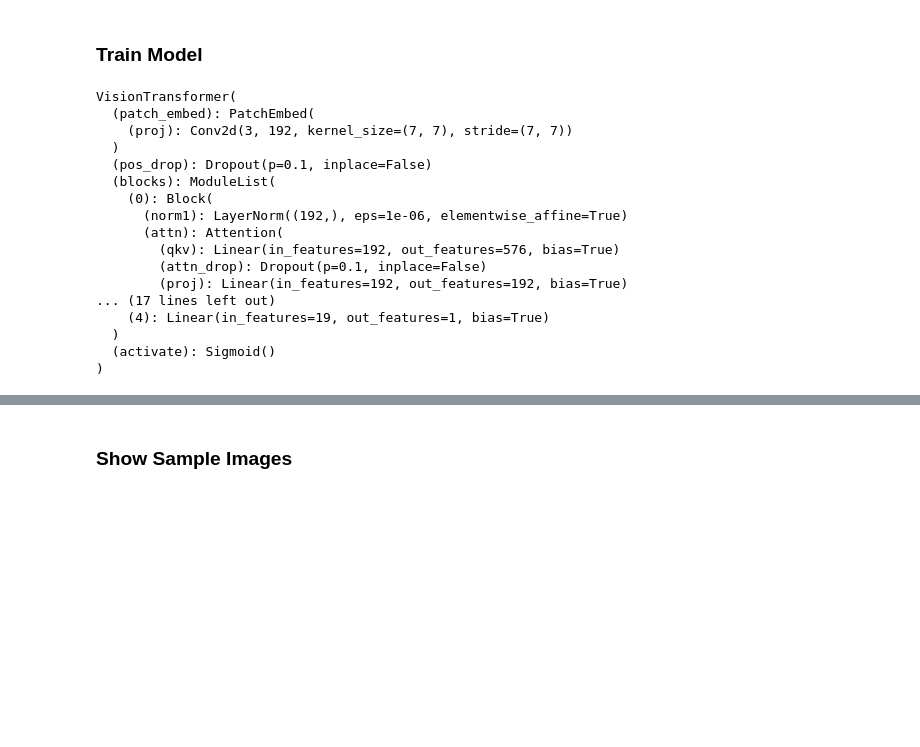
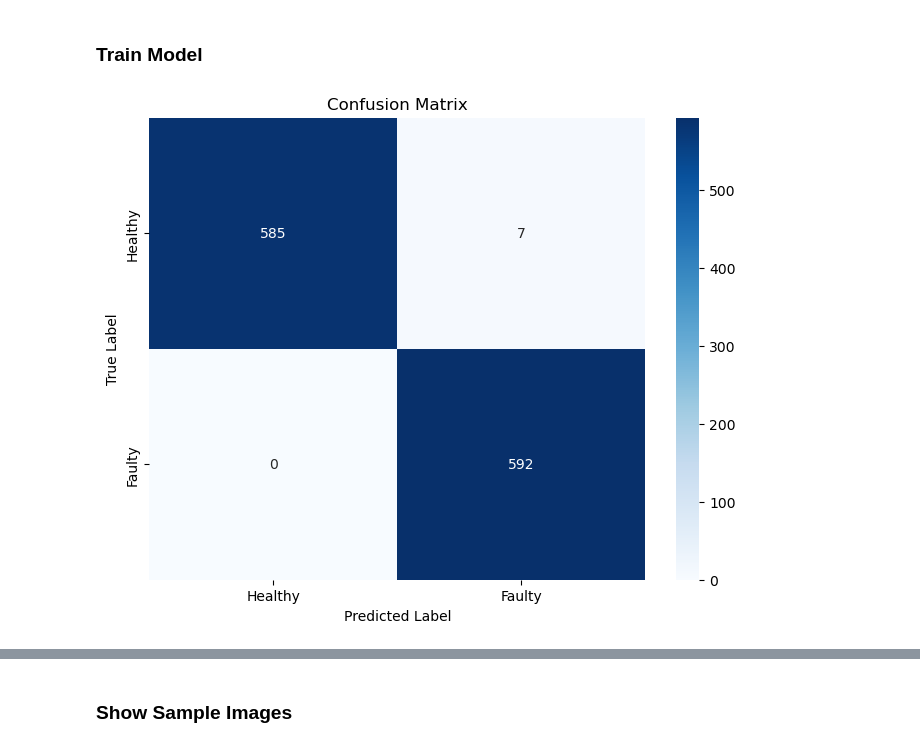
Before and after one commit to yriyazi/GearBox_Fault_detection-ICEE2024, a Jupyter notebook: ViT.ipynb, the cells around one changed output, grey strips where cells are left out. Saved outputs shown, nothing was run; the diff lists cells and outputs as text; code cells hidden in the pictures; blank space fills up the shorter version.

```diff
--- a/ViT.ipynb
+++ b/ViT.ipynb
@@ -77,57 +77,56 @@ model, optimizer, report = deeplearning.train(
                                                 validation_threshold = 0.98
                                                 )
 # %%
-model .load_state_dict(torch.load(r'.\model\n_heads=12_depth=1_learning_rate=0.001_weight_decay=0.03_embed_dim=192_valid_acc 0.9906531531531532.pt'))
-model.eval()
+adress = r'model\n_heads=12_depth=1_learning_rate=0.001_weight_decay=0.03_embed_dim=384_valid_acc 0.9991554054054054.pt'
+model .load_state_dict(torch.load(adress))
+model.eval();
-# %% [output]
-VisionTransformer(
-  (patch_embed): PatchEmbed(
-    (proj): Conv2d(3, 192, kernel_size=(7, 7), stride=(7, 7))
-  )
-  (pos_drop): Dropout(p=0.1, inplace=False)
-  (blocks): ModuleList(
-    (0): Block(
-      (norm1): LayerNorm((192,), eps=1e-06, elementwise_affine=True)
-      (attn): Attention(
-        (qkv): Linear(in_features=192, out_features=576, bias=True)
-        (attn_drop): Dropout(p=0.1, inplace=False)
-        (proj): Linear(in_features=192, out_features=192, bias=True)
-... (17 lines left out)
-    (4): Linear(in_features=19, out_features=1, bias=True)
-  )
-  (activate): Sigmoid()
-)
 # %%
+from sklearn.metrics import accuracy_score, confusion_matrix
+import seaborn as sns
+import matplotlib.pyplot as plt
+
 test_loss = 0.0
 y_true_test = []
 y_pred_test = []
 test_accuracy = []
 test_losses = []
 
 device = 'cuda'
 model = model.cuda()
+
 with torch.inference_mode():
-        for batch in tqdm(dataloaders.test_loader, desc=f"testing dataset", leave=False):
-                x, y = batch
-                x, y = x.to(device), y.to(device)
-                y_hat = model(x).squeeze(1)
+    for batch in tqdm(dataloaders.test_loader, desc=f"testing dataset", leave=False):
+        x, y = batch
+        x, y = x.to(device), y.to(device)
+        y_hat = model(x).squeeze(1)
 
+        # Ensure that the data type (dtype) matches the device
+        y, y_hat = y.to(device), y_hat.to(device, dtype=torch.float)
 
-                # Ensure that the data type (dtype) matches the device
-                y, y_hat = y.to(device), y_hat.to(device, dtype=torch.float)
+        loss = criterion(y_hat.float(), y.float())
+        test_loss += loss.detach().cpu().item() / len(dataloaders.test_loader)
 
-                loss = criterion(y_hat.float(), y.float())
+        # Collect true and predicted labels
+        y_true_test.extend(y.detach().cpu().numpy())
+        y_pred_test.extend(torch.round(y_hat).detach().cpu().numpy())
 
-                test_loss += loss.detach().cpu().item() / len(dataloaders.test_loader)
+    # Calculate testing accuracy
+    test_acc = accuracy_score(y_true_test, y_pred_test)
+    test_accuracy.append(test_acc)
+    test_losses.append(test_loss)
 
-                # Calculate testing accuracy
-                y_true_test.extend(y.detach().cpu().numpy())
-                y_pred_test.extend(torch.round(y_hat).detach().cpu().numpy())
+    # Generate the confusion matrix
+    conf_matrix = confusion_matrix(y_true_test, y_pred_test)
 
-        test_acc = accuracy_score(y_true_test, y_pred_test)
-        test_accuracy.append(test_acc)
-        test_losses.append(test_loss)
+    # Plot the confusion matrix
+    plt.figure(figsize=(8, 6))
+    sns.heatmap(conf_matrix, annot=True, fmt='d', cmap='Blues', xticklabels=['Healthy', 'Faulty'], yticklabels=['Healthy', 'Faulty'])
+    plt.xlabel('Predicted Label')
+    plt.ylabel('True Label')
+    plt.title('Confusion Matrix')
+    plt.show()
 
 print(f"Test Accuracy = {test_accuracy}")
 print(f"Test Loss = {test_losses}")
 # %% [output]
+[figure, added]
```
Also changed, not shown: parts of 12 cells of this notebook, 6 other files.
